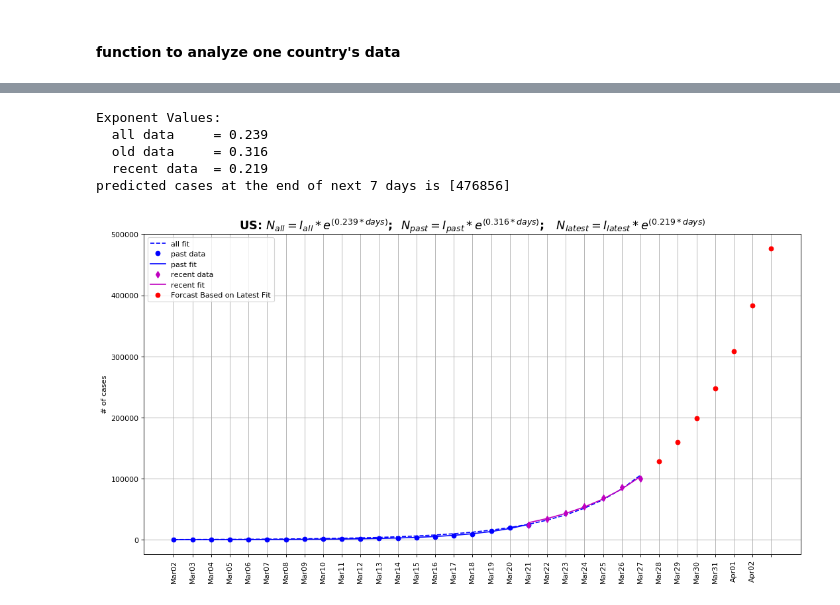
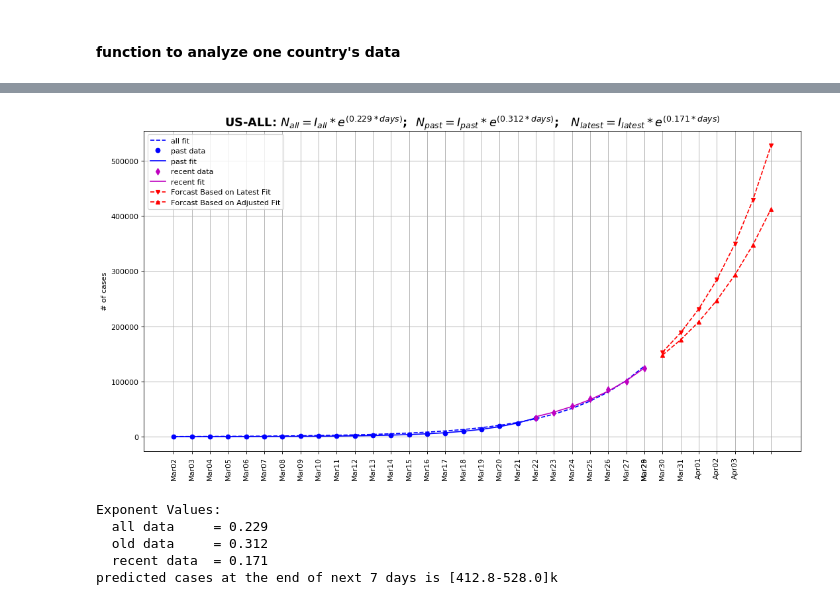
Before and after one commit to DrShen/Covid_19_tracking, a Jupyter notebook: Covid-19 Tracking.ipynb, the cells around one changed output, grey strips where cells are left out. Drawn from its saved outputs; the diff is of its cells as text; code cells hidden in the pictures.

```diff
--- a/Covid-19 Tracking.ipynb
+++ b/Covid-19 Tracking.ipynb
@@ -27,8 +39,8 @@ from datetime import datetime,timedelta
 #### Define the fitting function, which is a simple expoential function -- what really matters is the exponent constant
 # %%
 def func(x, I0, k):     # a = I0, b = k
-  # return I0 * np.exp(k*(x-x[0]+1))
-  return I0 * np.exp(k*x)
+  return I0 * np.exp(k*(x-x[0]))
+  #return I0 * np.exp(k*x)
 # %% [markdown]
 #### Setup Analysis parameters, Import the data and seperate into more recent and "old" ones
 # %%
@@ -93,21 +110,10 @@ def analyze_case(country):
     x0 = np.arange(1,len(y0)+1)
     x1 = np.arange(1,len(y1)+1)
     x2 = np.arange(len(y0)-len(y2)+1,len(y0)+1)
-    x3 = np.arange(len(y0)+1,len(y0)+Nfwd+1)
+    x3 = np.arange(len(y0),len(y0)+Nfwd+1)
     popt0, pcov = curve_fit(func, x0, y0)
     popt1, pcov = curve_fit(func, x1, y1)
     popt2, pcov = curve_fit(func, x2, y2)
-
-    # print out summary of results
-    print ("Exponent Values:")
-    print ("  all data     = %.3f" % popt0[1])
-    print ("  old data     = %.3f" % popt1[1])
-    print ("  recent data  = %.3f" % popt2[1])
-    print ("predicted cases at the end of next %d days is [%d]" % (Nfwd,func(x3, *popt2)[-1]))
-    #dfp = pd.DataFrame( columns = ['Date', 'Case'])
-    #dfp.Date = my_xticks.tail(Nfwd)
-    #dfp.Case = func(x3, *popt2)
-    #print(dfp)
 
     # plot results
     fig=plt.figure(figsize=(16, 8), dpi= 80, facecolor='w', edgecolor='k')
@@ -115,8 +121,16 @@ def analyze_case(country):
     plt.plot(x1, y1, 'bo',label="past data")
     plt.plot(x1, func(x1, *popt1), 'b', label="past fit")
     plt.plot(x2, y2, 'md',label="recent data")
-    plt.plot(x2, func(x2, *popt2), 'm', label="recent fit")
-    plt.plot(x3, func(x3, *popt2), 'ro', label="Forcast Based on Latest Fit")
+    v2 = func(x2, *popt2)
+    plt.plot(x2, v2, 'm', label="recent fit")
+    vF1 = func(x3, *popt2)
+    vF1 *= v2[-1]/vF1[0]
+    plt.plot(x3[1:], vF1[1:], 'rv--', label="Forcast Based on Latest Fit ")
+    # popt2[1] -=  np.max((popt0[1]-popt2[1]),0)*7.0/len(x1)
+    popt2[1] -=  (popt1[1]-popt2[1])/3.
+    vF2 = func(x3, *popt2)
+    vF2 *= v2[-1]/vF2[0]
+    plt.plot(x3[1:],vF2[1:], 'r^--', label="Forcast Based on Adjusted Fit")
     plt.xticks(np.append(x0,x3),my_xticks, rotation='vertical')
     #plt.xticks(x2, my_xticks2, rotation='vertical')
     plt.ylabel('# of cases')
@@ -125,6 +139,13 @@ def analyze_case(country):
     plt.legend()
     plt.grid()
     plt.show()
+
+    # print out summary of results
+    print ("Exponent Values:")
+    print ("  all data     = %.3f" % popt0[1])
+    print ("  old data     = %.3f" % popt1[1])
+    print ("  recent data  = %.3f" % popt2[1])
+    print ("predicted cases at the end of next %d days is [%.1f-%.1f]k" % (Nfwd,vF2[-1]/1000,vF1[-1]/1000))
 # %%
 analyze_case("China")
 # %% [output]
@@ -155,9 +176,9 @@ predicted cases at the end of next 7 days is [22228]
 # %%
-analyze_case("US")
+analyze_case("US-ALL")
 # %% [output]
+[figure, new version]
 Exponent Values:
-  all data     = 0.239
-  old data     = 0.316
-  recent data  = 0.219
-predicted cases at the end of next 7 days is [476856]
+  all data     = 0.229
+  old data     = 0.312
+  recent data  = 0.171
+predicted cases at the end of next 7 days is [412.8-528.0]k
-[figure, old version]
```
Also changed, not shown: parts of 10 cells of this notebook, 2 other files.
